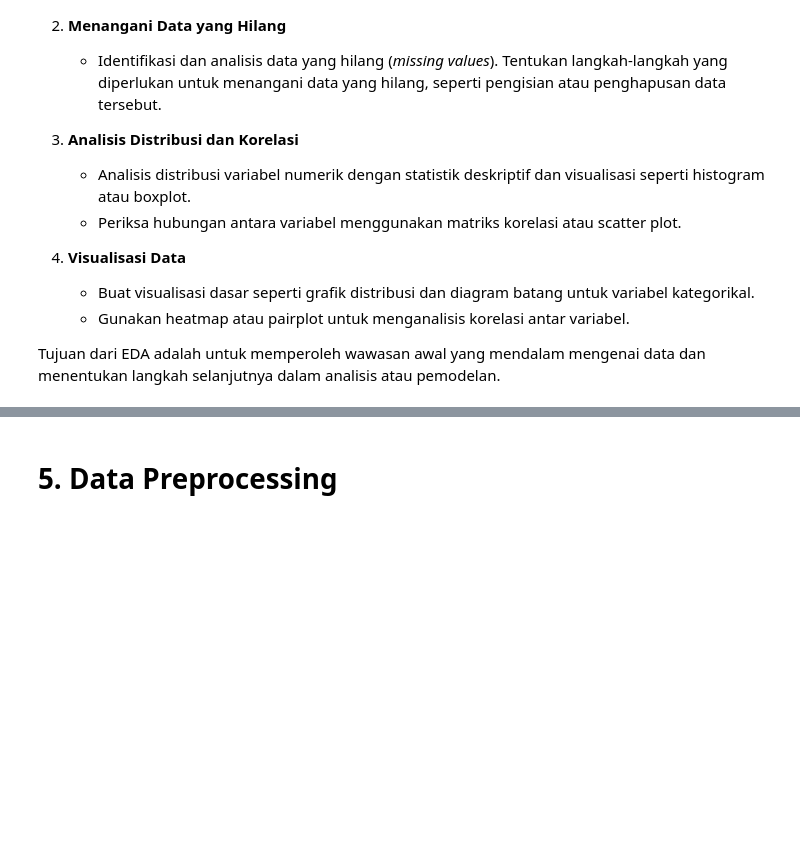
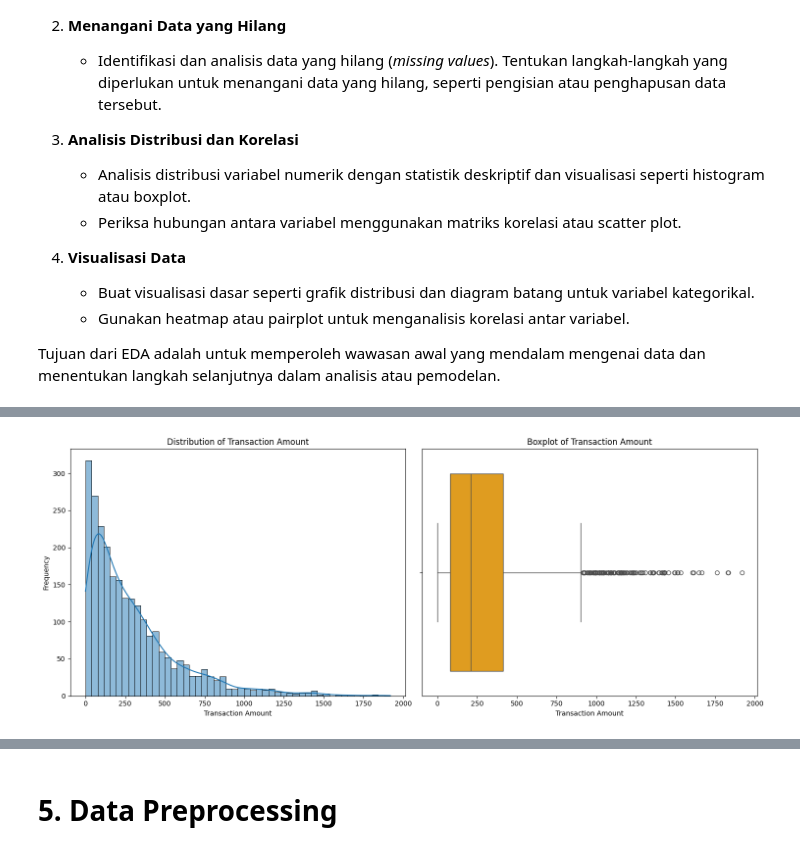
Before and after one commit to hayhalo/Project-Akhir-Belajar-ML-untuk-Pemula, a Jupyter notebook: [Clustering]_Submission_Akhir_BMLP_Muhammad Husni Zahran Nugrahanto.ipynb, the cells around one changed output, grey strips where cells are left out. Saved outputs shown, nothing was run; the diff lists cells and outputs as text; code cells hidden in the pictures; blank space fills up the shorter version.

```diff
--- a/[Clustering]_Submission_Akhir_BMLP_Muhammad Husni Zahran Nugrahanto.ipynb
+++ b/[Clustering]_Submission_Akhir_BMLP_Muhammad Husni Zahran Nugrahanto.ipynb
@@ -36,0 +60,4 @@ Jika dataset berada di Google Drive, pastikan Anda menghubungkan Google Drive ke
+# %%
+df = pd.read_csv("https://raw.githubusercontent.com/hayhalo/Project-Akhir-Belajar-ML-untuk-Pemula/refs/heads/main/Dataset_clustering.csv")
+
+df.head()
@@ -59,0 +153,12 @@ Tujuan dari EDA adalah untuk memperoleh wawasan awal yang mendalam mengenai data
+# %%
+# Mengubah data menjadi datetime
+df[['TransactionDate', 'PreviousTransactionDate']] = df[['TransactionDate', 'PreviousTransactionDate']].apply(pd.to_datetime)
+
+# Mengidentifikasi hadri yang termasuk hari libur
+df['IsHoliday'] = df['TransactionDate'].apply(lambda x: x in holidays.CountryHoliday('US'))
+
+# Menghitung jarak antar transaksi
+df['TimeTransactionDifference'] = - (df['TransactionDate'] - df['PreviousTransactionDate']).dt.total_seconds() / (3600 * 24)
+
+# Menghitung jumlah transaksi sebelumnya
+df['PreviousTransactionCount'] = df.sort_values(by = ['AccountID', 'TransactionDate']).groupby('AccountID')['TransactionDate'].cumcount()
@@ -59,0 +180,16 @@ Tujuan dari EDA adalah untuk memperoleh wawasan awal yang mendalam mengenai data
+# %%
+fig, ax = plt.subplots(1, 2, figsize=(15, 6))
+
+sns.histplot(df['TransactionAmount'], bins=50, kde=True, ax=ax[0])
+ax[0].set_title('Distribution of Transaction Amount')
+ax[0].set_xlabel('Transaction Amount')
+ax[0].set_ylabel('Frequency')
+
+sns.boxplot(x='TransactionAmount', data=df, color='orange', ax=ax[1])
+ax[1].set_title('Boxplot of Transaction Amount')
+ax[1].set_xlabel('Transaction Amount')
+
+plt.tight_layout()
+plt.show()
+# %% [output]
+[figure, added]
```
Also changed, not shown: parts of 23 cells of this notebook.
